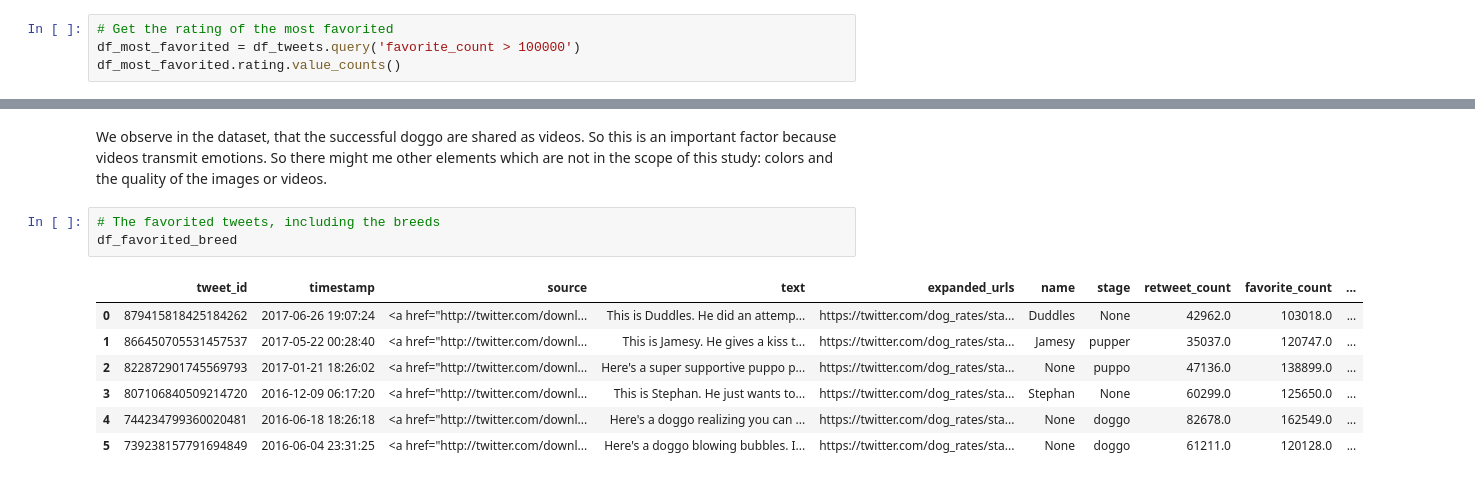
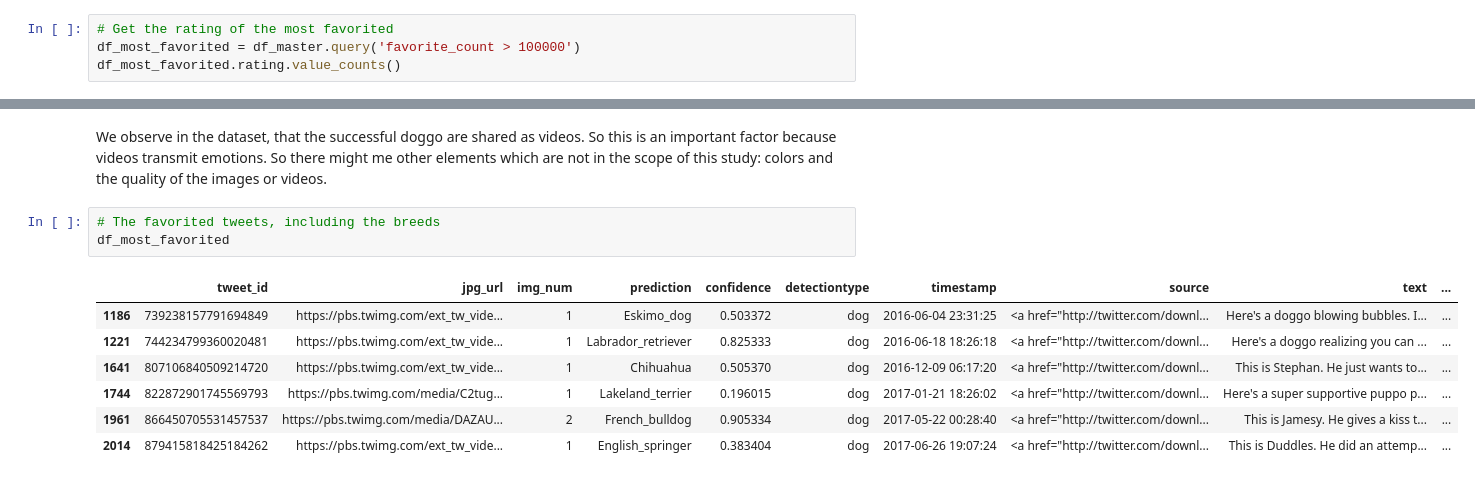
Before and after one commit to jlcossi/wrangle_and_analyze_data, a Jupyter notebook: wrangle_act.ipynb, the cells around one changed output, grey strips where cells are left out. Saved outputs shown, nothing was run; the diff lists cells and outputs as text.

```diff
--- a/wrangle_act.ipynb
+++ b/wrangle_act.ipynb
@@ -1249,7 +1249,7 @@ Clearly we have more pupper pictures posted, because pupper pictures have been p
 Does the rating correlated to the most favorited ?
 # %%
 # Get the rating of the most favorited
-df_most_favorited = df_tweets.query('favorite_count > 100000')
+df_most_favorited = df_master.query('favorite_count > 100000')
 df_most_favorited.rating.value_counts()
 # %% [output]
 1.3    6
@@ -1300,15 +1297,15 @@ We observe in the dataset, that the successful doggo are shared as videos. So th
 So there might me other elements which are not in the scope of this study: colors and the quality of the images or videos.
 # %%
 # The favorited tweets, including the breeds
-df_favorited_breed
+df_most_favorited
 # %% [output]
-|  | tweet_id | timestamp | source | text | expanded_urls | name | stage | retweet_count | favorite_count | ... |
-| 0 | 879415818425184262 | 2017-06-26 19:07:24 | <a href="http://twitter.com/downl... | This is Duddles. He did an attemp... | https://twitter.com/dog_rates/sta... | Duddles | None | 42962.0 | 103018.0 | ... |
-| 1 | 866450705531457537 | 2017-05-22 00:28:40 | <a href="http://twitter.com/downl... | This is Jamesy. He gives a kiss t... | https://twitter.com/dog_rates/sta... | Jamesy | pupper | 35037.0 | 120747.0 | ... |
-| 2 | 822872901745569793 | 2017-01-21 18:26:02 | <a href="http://twitter.com/downl... | Here's a super supportive puppo p... | https://twitter.com/dog_rates/sta... | None | puppo | 47136.0 | 138899.0 | ... |
-| 3 | 807106840509214720 | 2016-12-09 06:17:20 | <a href="http://twitter.com/downl... | This is Stephan. He just wants to... | https://twitter.com/dog_rates/sta... | Stephan | None | 60299.0 | 125650.0 | ... |
-| 4 | 744234799360020481 | 2016-06-18 18:26:18 | <a href="http://twitter.com/downl... | Here's a doggo realizing you can ... | https://twitter.com/dog_rates/sta... | None | doggo | 82678.0 | 162549.0 | ... |
-| 5 | 739238157791694849 | 2016-06-04 23:31:25 | <a href="http://twitter.com/downl... | Here's a doggo blowing bubbles. I... | https://twitter.com/dog_rates/sta... | None | doggo | 61211.0 | 120128.0 | ... |
+|  | tweet_id | jpg_url | img_num | prediction | confidence | detectiontype | timestamp | source | text | ... |
+| 1186 | 739238157791694849 | https://pbs.twimg.com/ext_tw_vide... | 1 | Eskimo_dog | 0.503372 | dog | 2016-06-04 23:31:25 | <a href="http://twitter.com/downl... | Here's a doggo blowing bubbles. I... | ... |
+| 1221 | 744234799360020481 | https://pbs.twimg.com/ext_tw_vide... | 1 | Labrador_retriever | 0.825333 | dog | 2016-06-18 18:26:18 | <a href="http://twitter.com/downl... | Here's a doggo realizing you can ... | ... |
+| 1641 | 807106840509214720 | https://pbs.twimg.com/ext_tw_vide... | 1 | Chihuahua | 0.505370 | dog | 2016-12-09 06:17:20 | <a href="http://twitter.com/downl... | This is Stephan. He just wants to... | ... |
+| 1744 | 822872901745569793 | https://pbs.twimg.com/media/C2tug... | 1 | Lakeland_terrier | 0.196015 | dog | 2017-01-21 18:26:02 | <a href="http://twitter.com/downl... | Here's a super supportive puppo p... | ... |
+| 1961 | 866450705531457537 | https://pbs.twimg.com/media/DAZAU... | 2 | French_bulldog | 0.905334 | dog | 2017-05-22 00:28:40 | <a href="http://twitter.com/downl... | This is Jamesy. He gives a kiss t... | ... |
+| 2014 | 879415818425184262 | https://pbs.twimg.com/ext_tw_vide... | 1 | English_springer | 0.383404 | dog | 2017-06-26 19:07:24 | <a href="http://twitter.com/downl... | This is Duddles. He did an attemp... | ... |
 # %%
 # Generate the HTML version of this notebook
 from subprocess import call
```
Also changed, not shown: parts of 10 cells of this notebook.
